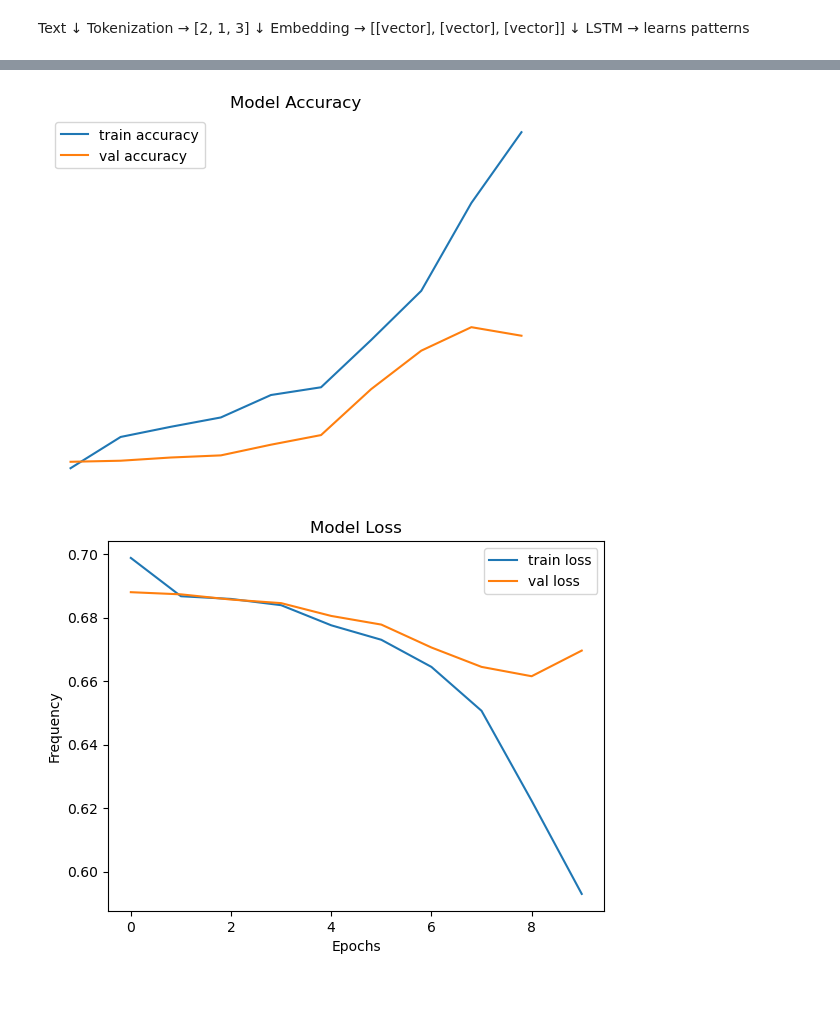
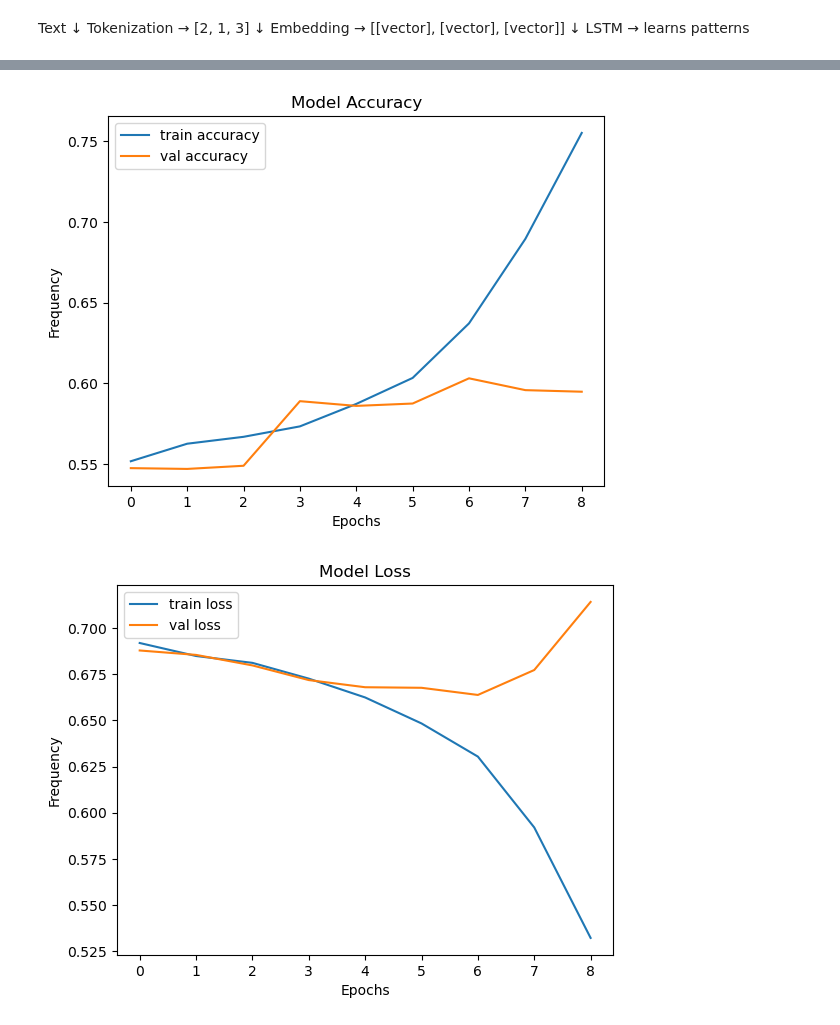
Before and after one commit to Ayush130303/FakenewsDetection, a Jupyter notebook: fakenew.ipynb, the cells around one changed output, grey strips where cells are left out. Cells and saved outputs as stored; diff of their text form; code cells hidden in the pictures; blank space fills up the shorter version.

```diff
--- a/fakenew.ipynb
+++ b/fakenew.ipynb
@@ -206,6 +212,7 @@ from tensorflow.keras.models import Sequential
 from tensorflow.keras.layers import LSTM, Dense, Dropout,Embedding,GRU,SpatialDropout1D
 from tensorflow.keras.optimizers import Adam
 from sklearn.metrics import accuracy_score,precision_score,recall_score,f1_score,classification_report,confusion_matrix
+
 model=Sequential()
 model.add(Embedding(
     input_dim=vocab_size,
@@ -219,11 +226,11 @@ model.add(Embedding(
 model.add(LSTM(16))
 model.add(Dropout(0.7))
 model.add(Dense(8,activation='relu'))
-model.add(Dropout(0.4))
+model.add(Dropout(0.3))
 model.add(Dense(1,activation='sigmoid'))
 
 model.compile(
-    optimizer=Adam(learning_rate=0.0005),
+    optimizer=Adam(learning_rate=0.0009),
     loss='binary_crossentropy',
     metrics=['accuracy']
 )
@@ -236,7 +243,7 @@ early_stop = EarlyStopping(
 )
 history=model.fit(
     X_train_pad,y_train,
-    epochs=10,batch_size=32,
+    epochs=15,batch_size=64,
     callbacks=[early_stop],
     validation_split=0.2
 )
@@ -307,33 +318,33 @@ import matplotlib.pyplot as plt
 from sklearn.metrics import roc_curve,auc
 
 plt.figure()
 plt.plot(history.history['accuracy'],label='train accuracy')
 plt.plot(history.history['val_accuracy'],label='val accuracy')
 plt.title("Model Accuracy")
 plt.xlabel("Epochs")
 plt.ylabel("Frequency")
 plt.legend()
-plt.axis('off')
+# plt.axis('off')
 plt.show()
 
 plt.figure()
 plt.plot(history.history['loss'],label='train loss')
 plt.plot(history.history['val_loss'],label='val loss')
 plt.title("Model Loss")
 plt.xlabel("Epochs")
 plt.ylabel("Frequency")
 plt.legend()
 plt.show()
 
 fpr,tpr,threshold = roc_curve(y_test,y_pred_prob)
 roc_auc = auc(fpr,tpr)
 plt.plot(fpr, tpr, label = f'ROC CUVRVE (AUC = {roc_auc:.2f})')
 plt.plot([0,1],[0,1],linestyle='--')
 plt.xlabel("False positive rate")
 plt.ylabel("True positive rate")
 plt.title("ROC CURVE")
 plt.legend()
 plt.show()
 # %% [output]
-[figure, old version]
+[figure, new version]
-[figure, old version]
+[figure, new version]
```
Also changed, not shown: parts of 8 cells of this notebook.
